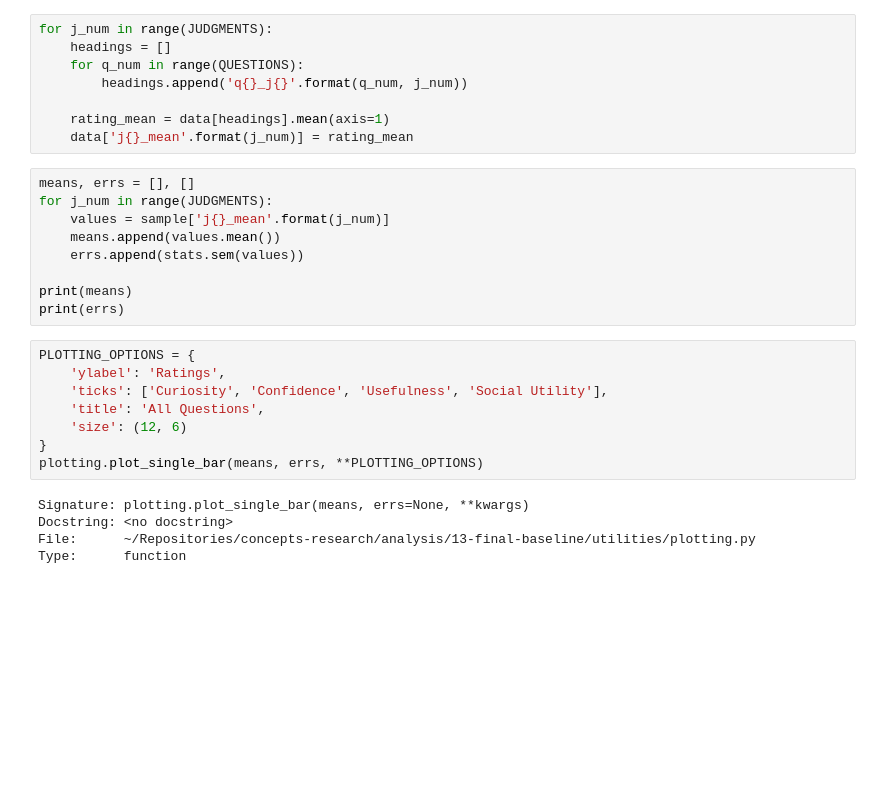
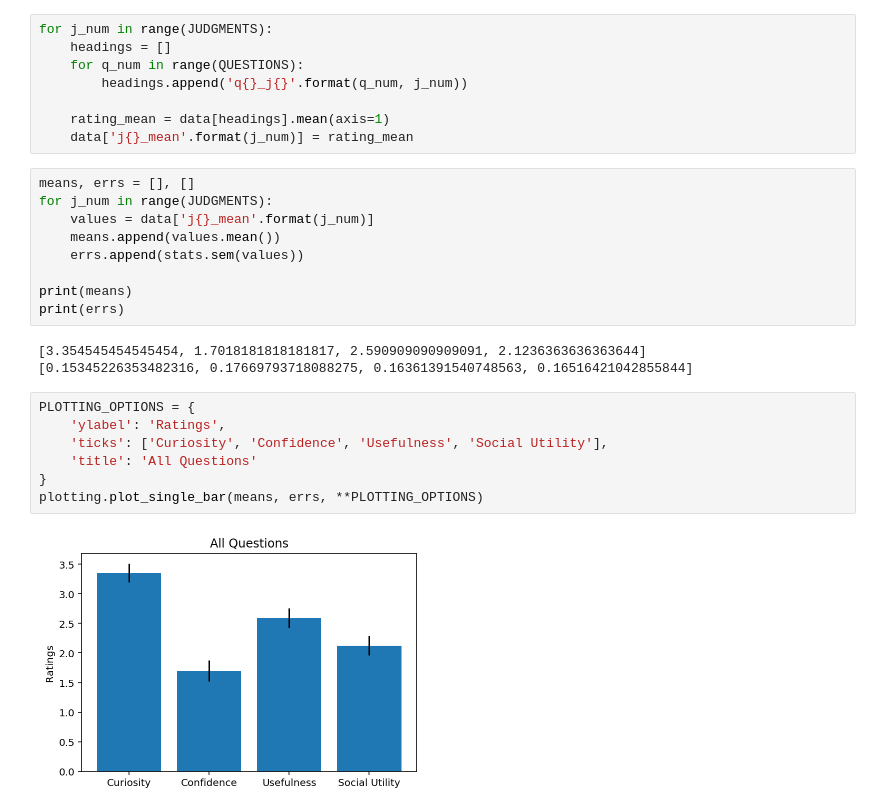
Before and after one commit to hermish/concepts-research, a Jupyter notebook: analysis/13-final-baseline/1-analysis.ipynb, the cells around one changed output. Saved outputs shown, nothing was run; the diff lists cells and outputs as text; blank space fills up the shorter version.

```diff
--- a/analysis/13-final-baseline/1-analysis.ipynb
+++ b/analysis/13-final-baseline/1-analysis.ipynb
@@ -162,22 +159,21 @@ for j_num in range(JUDGMENTS):
 # %%
 means, errs = [], []
 for j_num in range(JUDGMENTS):
-    values = sample['j{}_mean'.format(j_num)]
+    values = data['j{}_mean'.format(j_num)]
     means.append(values.mean())
     errs.append(stats.sem(values))
 
 print(means)
 print(errs)
+# %% [output]
+[3.354545454545454, 1.7018181818181817, 2.590909090909091, 2.1236363636363644]
+[0.15345226353482316, 0.17669793718088275, 0.16361391540748563, 0.16516421042855844]
 # %%
 PLOTTING_OPTIONS = {
     'ylabel': 'Ratings',
     'ticks': ['Curiosity', 'Confidence', 'Usefulness', 'Social Utility'],
-    'title': 'All Questions',
-    'size': (12, 6)
+    'title': 'All Questions'
 }
 plotting.plot_single_bar(means, errs, **PLOTTING_OPTIONS)
 # %% [output]
-Signature: plotting.plot_single_bar(means, errs=None, **kwargs)
-Docstring: <no docstring>
-File:      ~/Repositories/concepts-research/analysis/13-final-baseline/utilities/plotting.py
-Type:      function
+[figure, added]
```
Also changed, not shown: parts of 6 cells of this notebook, 5 other files.
